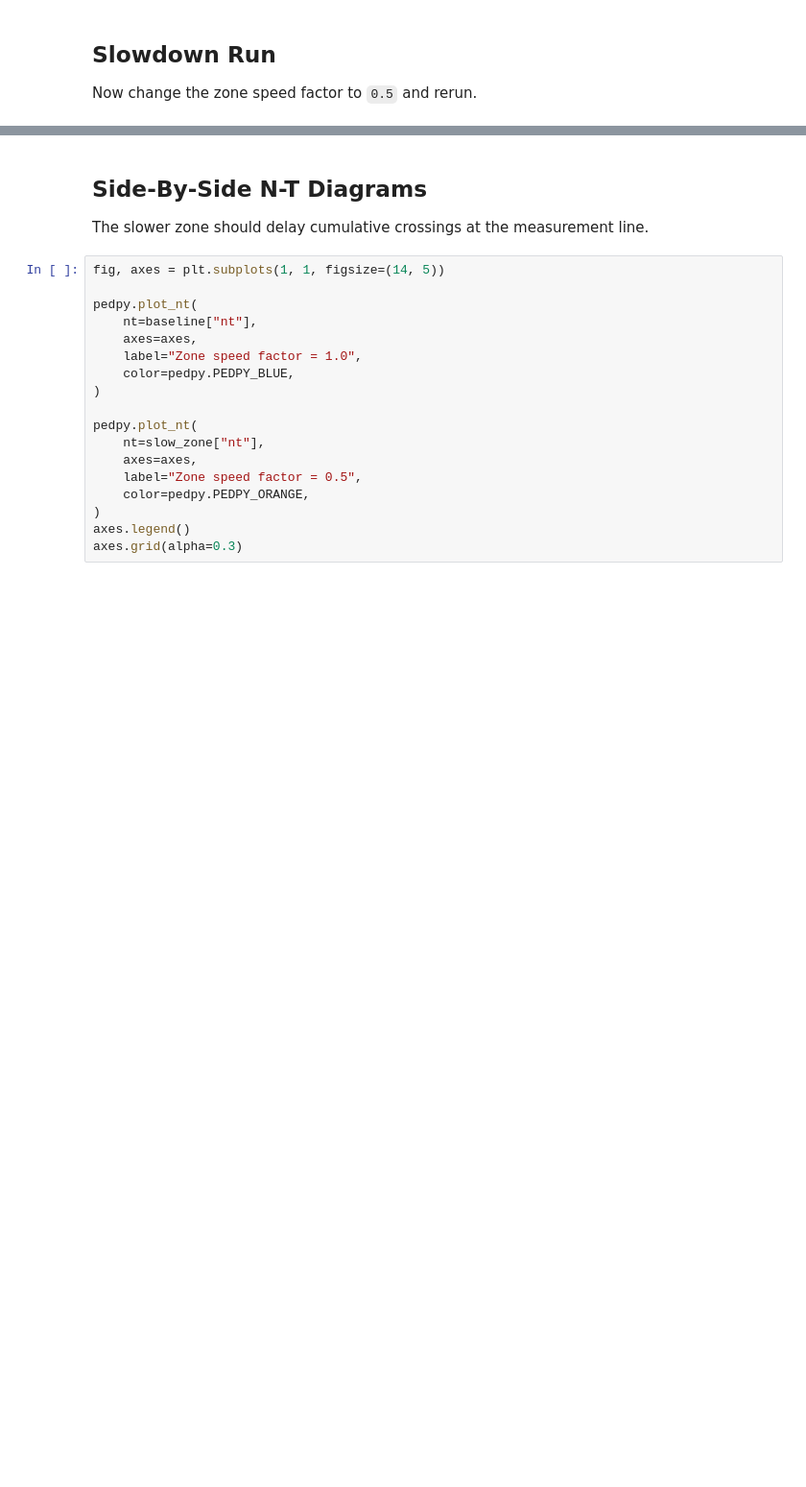
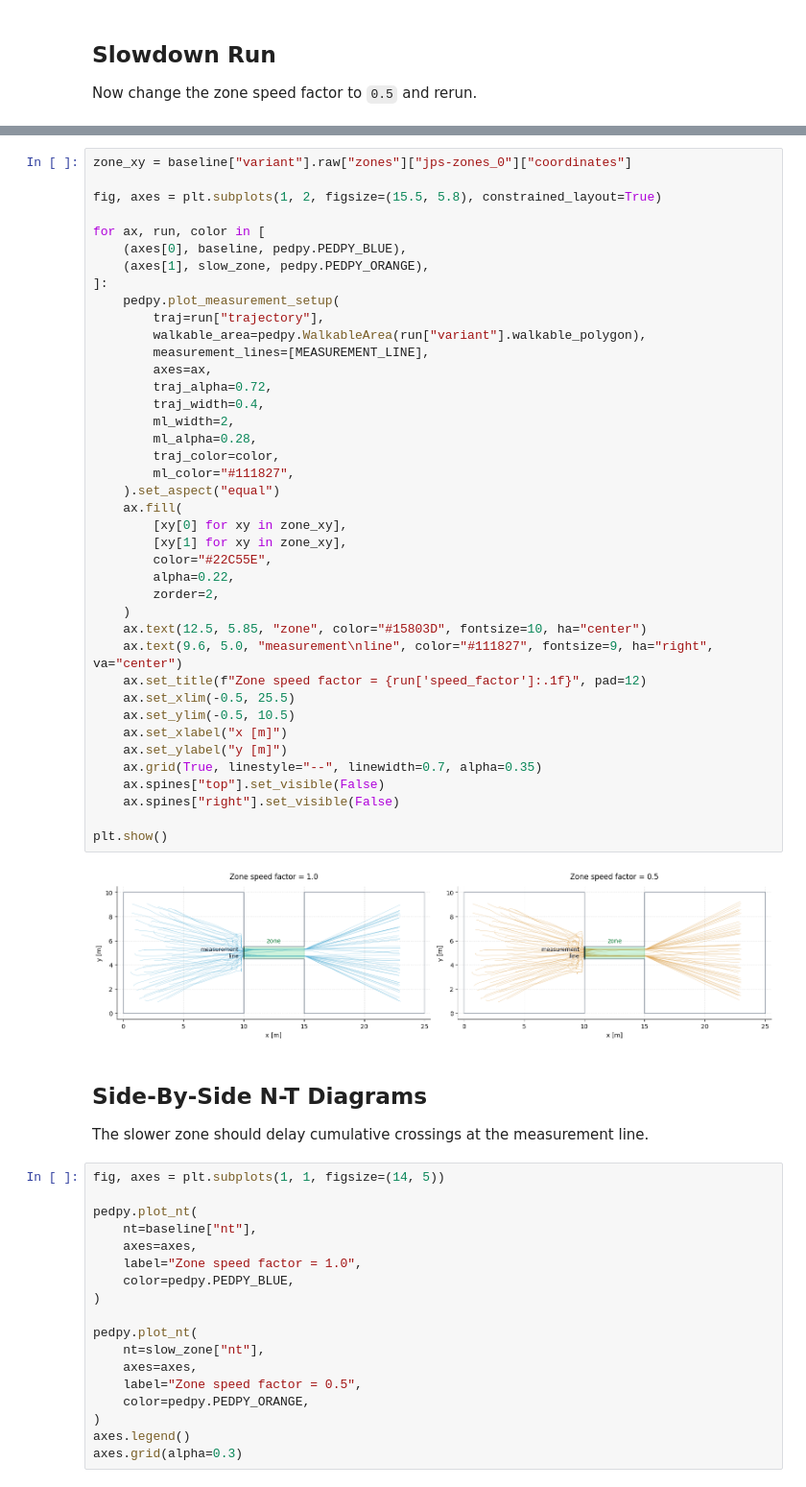
Before and after one commit to PedestrianDynamics/jupedsim-web-community, a Jupyter notebook: scripts/bottleneck_zone_nt_diagram.ipynb, the cells around one changed output, grey strips where cells are left out. Shown at 96% size. Saved outputs shown, nothing was run; the diff lists cells and outputs as text; blank space fills up the shorter version.

```diff
--- a/scripts/bottleneck_zone_nt_diagram.ipynb
+++ b/scripts/bottleneck_zone_nt_diagram.ipynb
@@ -79,3 +88,45 @@ slow_zone["result"].metrics
+# %%
+zone_xy = baseline["variant"].raw["zones"]["jps-zones_0"]["coordinates"]
+
+fig, axes = plt.subplots(1, 2, figsize=(15.5, 5.8), constrained_layout=True)
+
+for ax, run, color in [
+    (axes[0], baseline, pedpy.PEDPY_BLUE),
+    (axes[1], slow_zone, pedpy.PEDPY_ORANGE),
+]:
+    pedpy.plot_measurement_setup(
+        traj=run["trajectory"],
+        walkable_area=pedpy.WalkableArea(run["variant"].walkable_polygon),
+        measurement_lines=[MEASUREMENT_LINE],
+        axes=ax,
+        traj_alpha=0.72,
+        traj_width=0.4,
+        ml_width=2,
+        ml_alpha=0.28,
+        traj_color=color,
+        ml_color="#111827",
+    ).set_aspect("equal")
+    ax.fill(
+        [xy[0] for xy in zone_xy],
+        [xy[1] for xy in zone_xy],
+        color="#22C55E",
+        alpha=0.22,
+        zorder=2,
+    )
+    ax.text(12.5, 5.85, "zone", color="#15803D", fontsize=10, ha="center")
+    ax.text(9.6, 5.0, "measurement\nline", color="#111827", fontsize=9, ha="right", va="center")
+    ax.set_title(f"Zone speed factor = {run['speed_factor']:.1f}", pad=12)
+    ax.set_xlim(-0.5, 25.5)
+    ax.set_ylim(-0.5, 10.5)
+    ax.set_xlabel("x [m]")
+    ax.set_ylabel("y [m]")
+    ax.grid(True, linestyle="--", linewidth=0.7, alpha=0.35)
+    ax.spines["top"].set_visible(False)
+    ax.spines["right"].set_visible(False)
+
+plt.show()
+# %% [output]
+[figure, added]
 # %% [markdown]
 ## Side-By-Side N-T Diagrams
 
```
Also changed, not shown: parts of 7 cells of this notebook, 7 other files.
